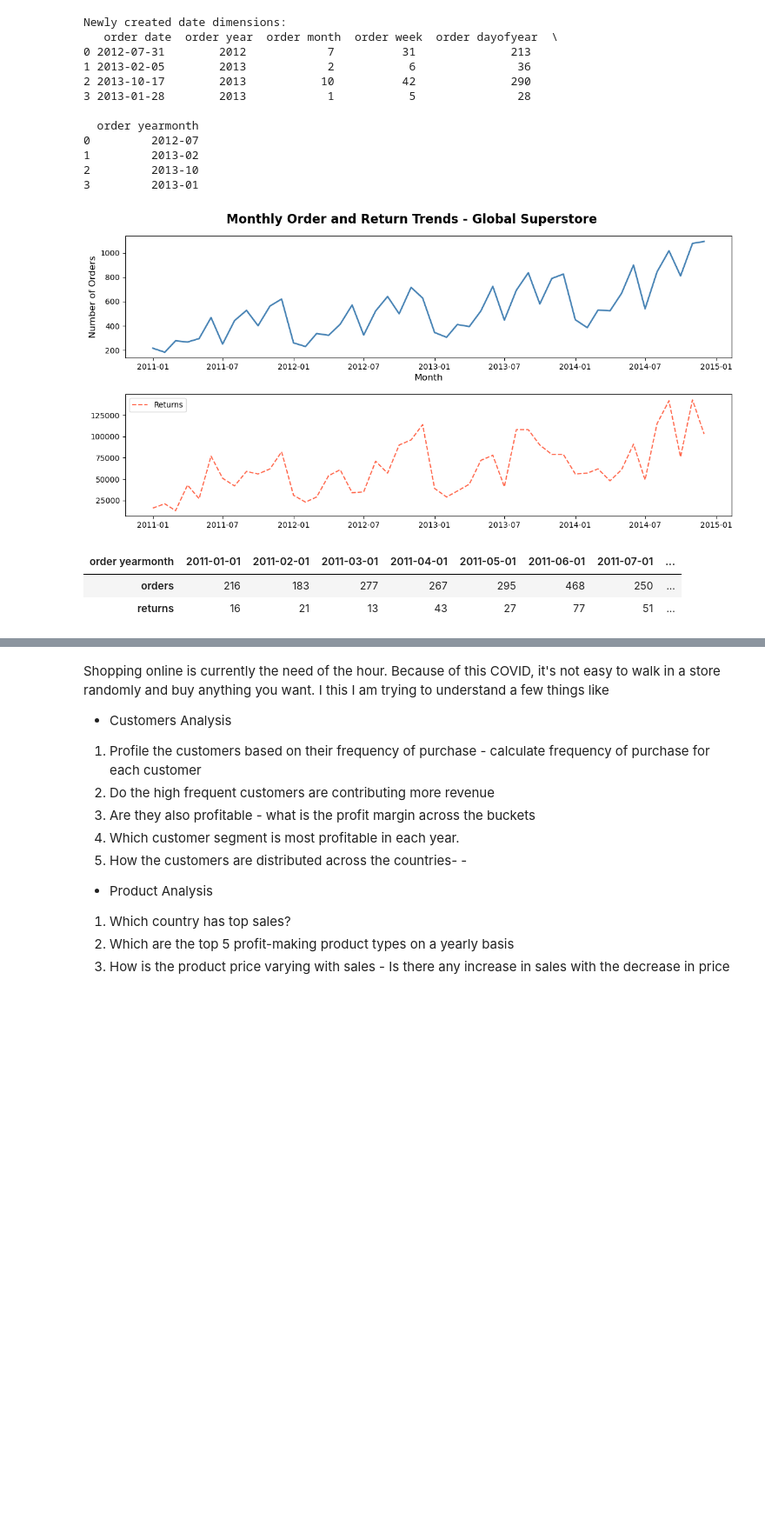
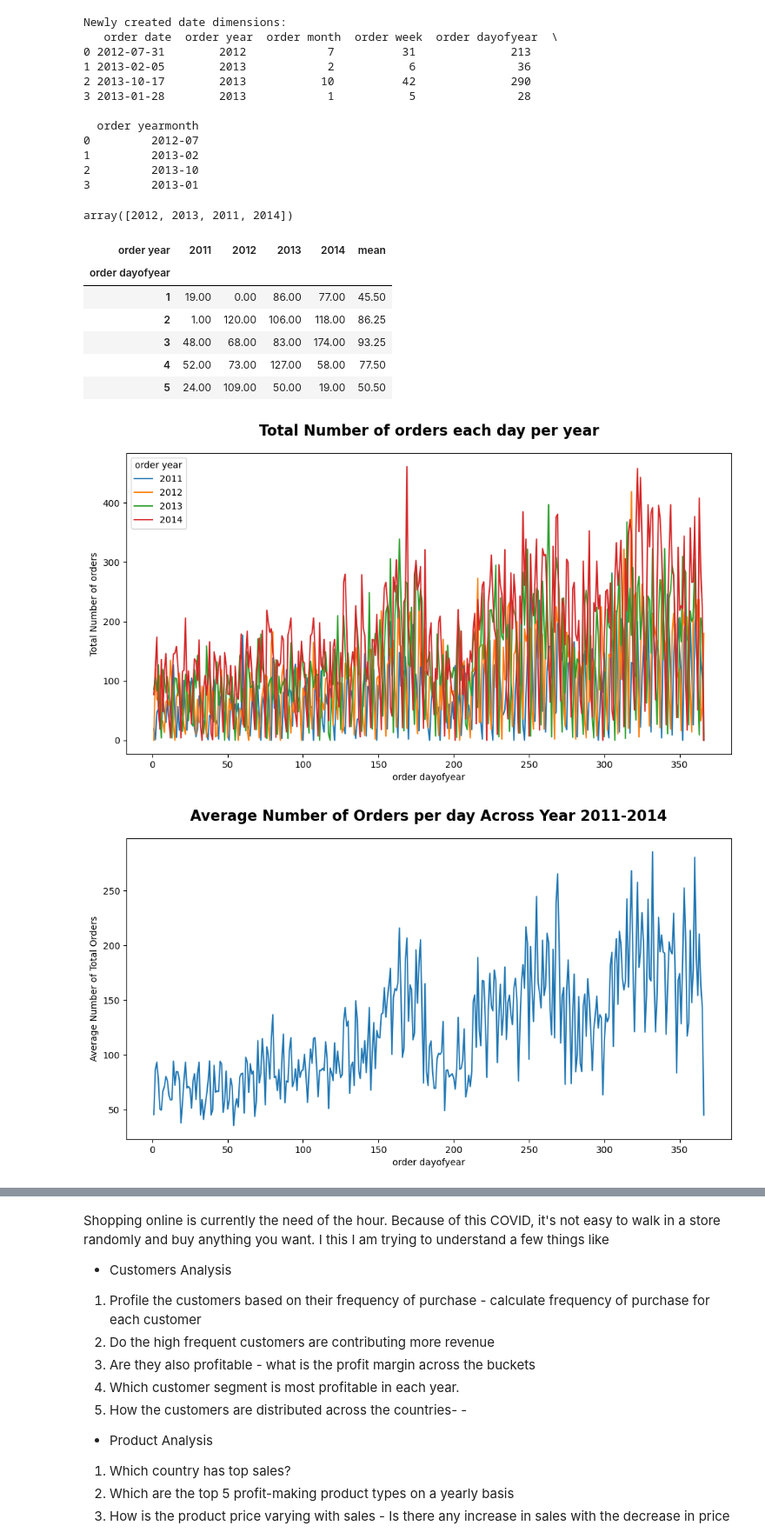
Before and after one commit to annugit1655/Global-Superstore-Project, a Jupyter notebook: notebooks/order-return.ipynb, the cells around one changed output, grey strips where cells are left out. Shown at 87% size. Cells and saved outputs as stored; diff of their text form; code cells hidden in the pictures; blank space fills up the shorter version.

Commit message:
average

```diff
--- a/notebooks/order-return.ipynb
+++ b/notebooks/order-return.ipynb
@@ -402,33 +402,37 @@ Newly created date dimensions:
 1         2013-02
 2         2013-10
 3         2013-01
-# %%
-# aggregrate data by year
-monthly_summary = order_df.groupby(['order yearmonth']).agg(
-    orders = ('order id', 'nunique'), # total quantity ordered
-    returns = ('returned', 'sum') # total returns
-).reset_index()
-
-# convert yearmonth to datetime for better understanding
-monthly_summary['order yearmonth'] = monthly_summary['order yearmonth'].dt.to_timestamp()
-monthly_summary.set_index('order yearmonth', inplace=True)
-
-# plot the monthly order and return trends
-fig, ax = plt.subplots(2,1,figsize=(12,6))
-ax[0].plot(monthly_summary.index, monthly_summary['orders'], color='steelblue',lw=2, label=' Orders')
-ax[1].plot(monthly_summary.index, monthly_summary['returns'] * 1000, label='Returns', color='tomato',ls='--')
-fig.suptitle("Monthly Order and Return Trends - Global Superstore", fontsize=16, fontweight='bold')
-ax[0].set_xlabel("Month", fontsize=12)
-ax[0].set_ylabel("Number of Orders", fontsize=12)
-plt.legend()
-plt.tight_layout()
-plt.subplots_adjust(wspace=0.3, hspace=0.3)
-plt.show()
-# %% [output]
-[figure, removed]
-# %%
-monthly_summary.T
-# %% [output]
-| order yearmonth | 2011-01-01 | 2011-02-01 | 2011-03-01 | 2011-04-01 | 2011-05-01 | 2011-06-01 | 2011-07-01 | ... |
-| orders | 216 | 183 | 277 | 267 | 295 | 468 | 250 | ... |
-| returns | 16 | 21 | 13 | 43 | 27 | 77 | 51 | ... |
+# %%
+order_df['order year'].unique()
+# %% [output]
+array([2012, 2013, 2011, 2014])
+# %%
+# seasonal trend of inventory by day of year.
+day_df = order_df.groupby(['order year', 'order dayofyear'])['quantity'].sum().unstack('order year').fillna(0)
+
+# mean of a product for each day across all years
+day_df['mean'] = day_df.mean(axis=1)
+
+# look at day_df data
+display(day_df.head())
+
+# plot the total and average number of orders each day across years
+day_df.iloc[:,:-1].plot(figsize=(12,6))
+plt.title('Total Number of orders each day per year', fontsize=16, fontweight='bold', y=1.04)
+plt.ylabel('Total Number of orders')
+plt.show()
+
+day_df.iloc[:,-1].plot(figsize=(12,6))
+plt.title('Average Number of Orders per day Across Year 2011-2014', fontsize=16, fontweight='bold',y=1.04)
+plt.ylabel('Average Number of Total Orders')
+plt.show()
+# %% [output]
+| order year | 2011 | 2012 | 2013 | 2014 | mean |
+| order dayofyear |  |  |  |  |  |
+| 1 | 19.00 | 0.00 | 86.00 | 77.00 | 45.50 |
+| 2 | 1.00 | 120.00 | 106.00 | 118.00 | 86.25 |
+| 3 | 48.00 | 68.00 | 83.00 | 174.00 | 93.25 |
+| 4 | 52.00 | 73.00 | 127.00 | 58.00 | 77.50 |
+| 5 | 24.00 | 109.00 | 50.00 | 19.00 | 50.50 |
+[figure, added]
+[figure, added]
```
Also changed, not shown: parts of 5 cells of this notebook.
